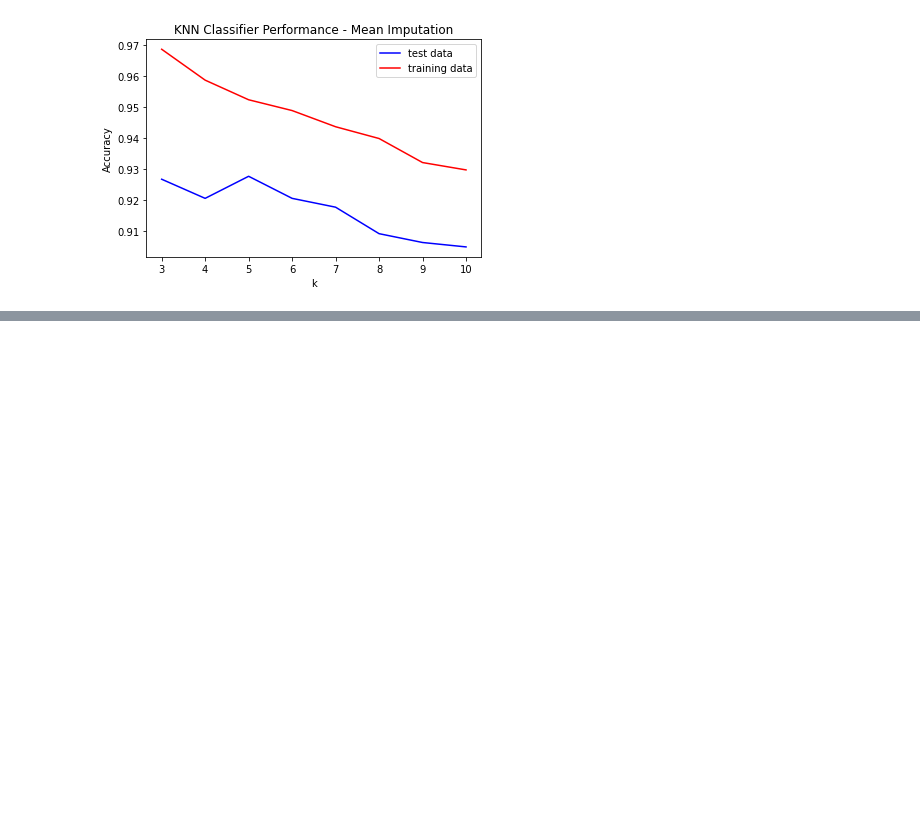
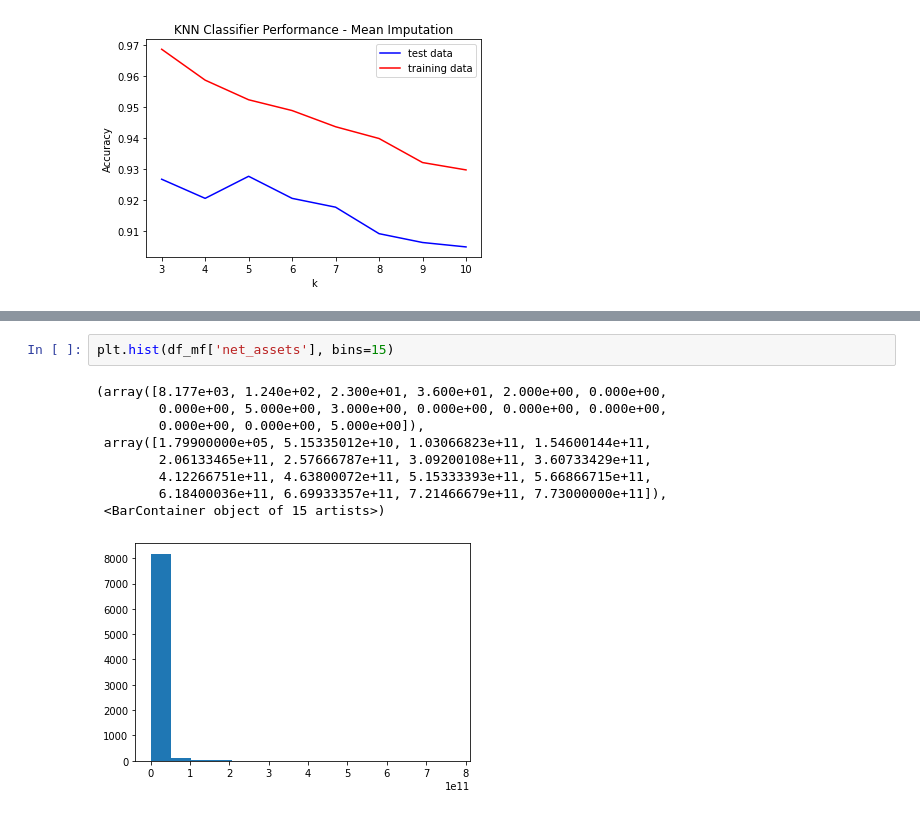
Before and after one commit to somjadhav/mutualfunds, a Jupyter notebook: main.ipynb, the cells around one changed output, grey strips where cells are left out. Saved outputs shown, nothing was run; the diff lists cells and outputs as text; blank space fills up the shorter version.

```diff
--- a/main.ipynb
+++ b/main.ipynb
@@ -129,3 +132,15 @@ plt.ylabel('Accuracy')
 plt.show()
 # %% [output]
 [figure]
+# %%
+plt.hist(df_mf['net_assets'], bins=15)
+# %% [output]
+(array([8.177e+03, 1.240e+02, 2.300e+01, 3.600e+01, 2.000e+00, 0.000e+00,
+        0.000e+00, 5.000e+00, 3.000e+00, 0.000e+00, 0.000e+00, 0.000e+00,
+        0.000e+00, 0.000e+00, 5.000e+00]),
+ array([1.79900000e+05, 5.15335012e+10, 1.03066823e+11, 1.54600144e+11,
+        2.06133465e+11, 2.57666787e+11, 3.09200108e+11, 3.60733429e+11,
+        4.12266751e+11, 4.63800072e+11, 5.15333393e+11, 5.66866715e+11,
+        6.18400036e+11, 6.69933357e+11, 7.21466679e+11, 7.73000000e+11]),
+ <BarContainer object of 15 artists>)
+[figure, added]
```
Also changed, not shown: parts of 6 cells of this notebook.
